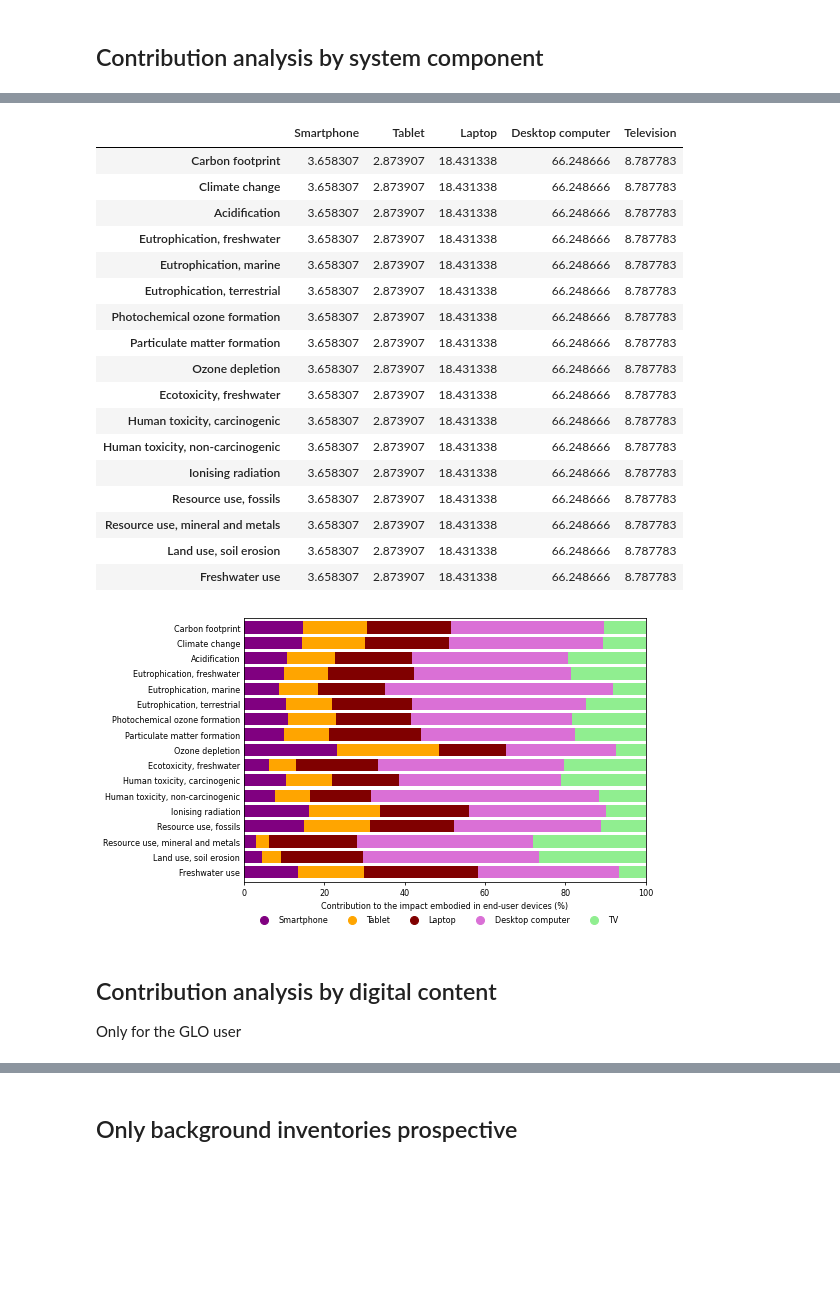
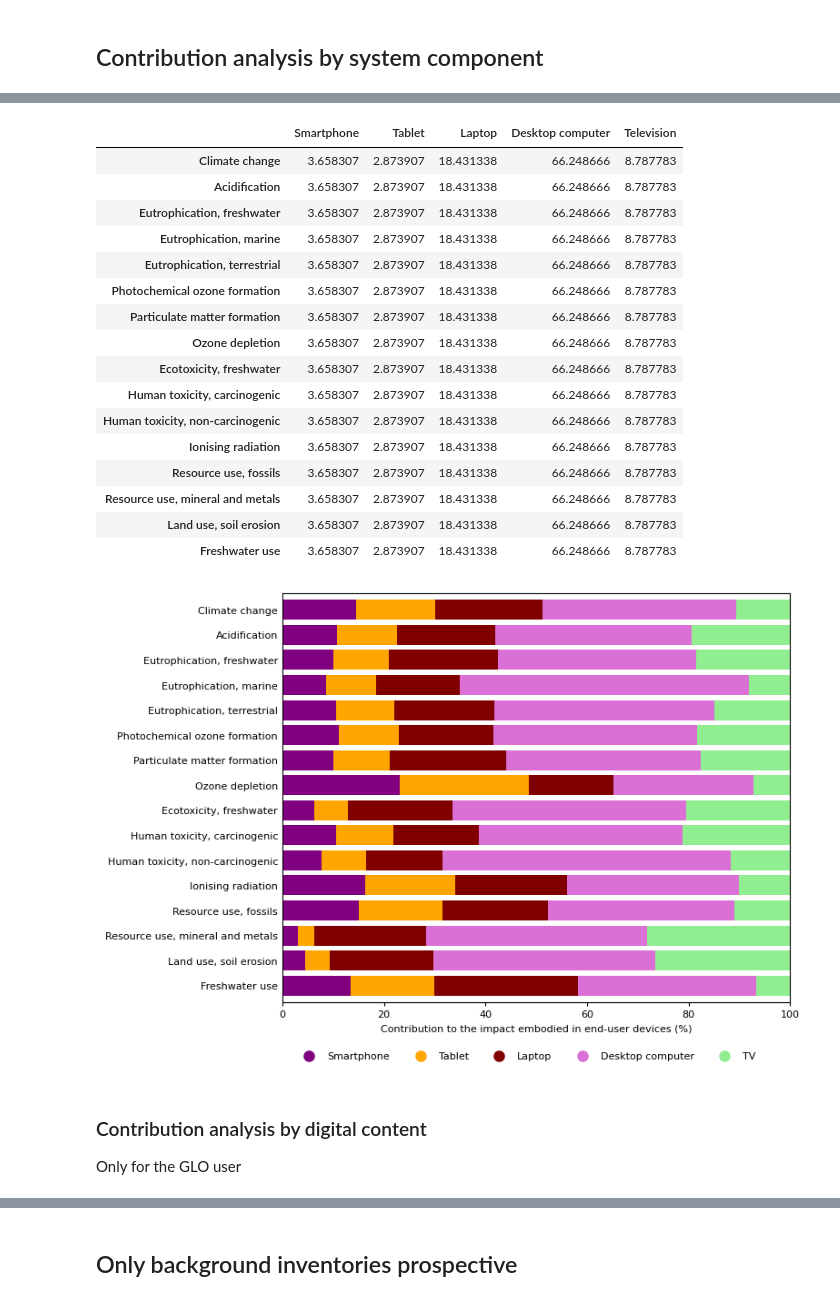
Before and after one commit to robyistrate/internet-environmental-footprint, a Jupyter notebook: notebooks/02_LCA_results_analysis.ipynb, the cells around one changed output, grey strips where cells are left out. Saved outputs shown, nothing was run; the diff lists cells and outputs as text; code cells hidden in the pictures; blank space fills up the shorter version.

```diff
--- a/notebooks/02_LCA_results_analysis.ipynb
+++ b/notebooks/02_LCA_results_analysis.ipynb
@@ -95,30 +108,45 @@ carrying_capacity_per_capita
 | Freshwater use | m3/person/year | 513.162705 | 467.919040 | 434.837087 | ... |
 # %%
 # IDs used:
-USERS = ['Low technology user','Medium technology user', 'High technology user']
-DIGITAL_CONTENT = ['Web surfing', 'Social media', 'Video streaming', 'Music streaming', 'Video conferencing']
-INTERNET_COMPONENTS = ['End-user devices | operation', 'End-user devices | embodied',
-                       'CPE | operation', 'CPE | embodied',
-                       'Access network', 'Core network',
-                       'Data centres | operation', 'Data centres | embodied']
-END_USER_DEVICES = ['Smartphone', 'Tablet', 'Laptop', 'Desktop computer', 'TV']
+USERS = ['Low technology user',
+         'Medium technology user',
+         'High technology user']
+
+DIGITAL_CONTENT = ['Web surfing',
+                   'Social media',
+                   'Video streaming',
+                   'Music streaming',
+                   'Video conferencing']
+
+INTERNET_COMPONENTS = ['End-user devices | operation',
+                       'End-user devices | embodied',
+                       'CPE | operation',
+                       'CPE | embodied',
+                       'Access network | operation',
+                       'Core network | operation',
+                       'Data centres | operation',
+                       'Data centres | embodied']
+
+END_USER_DEVICES = ['Smartphone',
+                    'Tablet',
+                    'Laptop',
+                    'Desktop computer',
+                    'TV']
 
 # Standards for figures format:
-
 # - length single column figure: 89 mm
 # - length 1.5 column figure: 120-136 mm
 # - length 2 columns figure: 183 mm
 # - max. height figure : 247 mm
 
 fig_length = {1:   3.50394,    # 1 column
-              1.5: 5.35433, # 1.5 columns
+              1.5: 5.35433,    # 1.5 columns
               2:   7.20472}    # 2 columns
 fig_height = 9.72441 # maxium height
 fontsize_title = 9
 fontsize_label = 8
 fontsize_legend = 8
 fontsize_axs = 8
-
 spineline_width = 0.6
 # %%
 # Run functions to perform LCIA and contribution analysis
@@ -505,7 +593,7 @@ user_devices_operational_lcia = user_devices_operational_impacts(GLO_user_ds, LC
 user_devices_embodied_lcia_df = pd.DataFrame(user_devices_embodied_lcia)
 user_devices_operational_lcia_df = pd.DataFrame(user_devices_operational_lcia)
 # %%
-user_devices_embodied_total_share = (user_devices_embodied_lcia_df.T * 100 / user_devices_embodied_lcia_df.T.sum()).T
+user_devices_embodied_total_share = (user_devices_embodied_lcia_df.T * 100 / user_devices_embodied_lcia_df.T.sum()).T.iloc[1:]
 user_devices_embodied_total_share
 # %% [output]
 |  | Smartphone | Tablet | Laptop | Desktop computer | Television |
@@ -527,11 +614,10 @@ user_devices_embodied_total_share
 | Land use, soil erosion | 4.457860 | 4.813019 | 20.396749 | 43.793847 | 26.538524 |
 | Freshwater use | 13.516817 | 16.442096 | 28.210125 | 35.231915 | 6.599047 |
 # %%
-user_devices_operational_total_share = (user_devices_operational_lcia_df.T * 100 / user_devices_operational_lcia_df.T.sum()).T
+user_devices_operational_total_share = (user_devices_operational_lcia_df.T * 100 / user_devices_operational_lcia_df.T.sum()).T.iloc[1:]
 user_devices_operational_total_share
 # %% [output]
 |  | Smartphone | Tablet | Laptop | Desktop computer | Television |
-| Carbon footprint | 3.658307 | 2.873907 | 18.431338 | 66.248666 | 8.787783 |
 | Climate change | 3.658307 | 2.873907 | 18.431338 | 66.248666 | 8.787783 |
 | Acidification | 3.658307 | 2.873907 | 18.431338 | 66.248666 | 8.787783 |
 | Eutrophication, freshwater | 3.658307 | 2.873907 | 18.431338 | 66.248666 | 8.787783 |
@@ -551,33 +637,33 @@ user_devices_operational_total_share
 # %%
 width=0.8
 content_color = ['purple', 'orange', 'maroon', 'orchid', 'lightgreen']
 
-fig, axs = plt.subplots(1, 1, figsize=(fig_length[2], fig_height*0.5))
+fig, axs = plt.subplots(1, 1, figsize=(fig_length[2], fig_height*0.6))
 
 user_devices_embodied_total_share.plot.barh(ax=axs, stacked=True, width=width, fontsize=fontsize_axs, color=content_color, legend=False, zorder=2)
 axs.invert_yaxis()
 
 axs.tick_params(axis='y', which='major', direction='in', length=0, labelsize=fontsize_axs)
 axs.tick_params(axis='x', which='major', direction='out', length=3, labelsize=fontsize_axs)
 axs.set_xlim(0, 100)
 
 
 axs.set_xlabel('Contribution to the impact embodied in end-user devices (%)', fontsize=fontsize_label)
 
 patch_1 = Line2D([0], [0], color=content_color[0], label=END_USER_DEVICES[0], ls='None', marker='o', ms=8)
 patch_2 = Line2D([0], [0], color=content_color[1], label=END_USER_DEVICES[1], ls='None', marker='o', ms=8)
 patch_3 = Line2D([0], [0], color=content_color[2], label=END_USER_DEVICES[2], ls='None', marker='o', ms=8)
 patch_4 = Line2D([0], [0], color=content_color[3], label=END_USER_DEVICES[3], ls='None', marker='o', ms=8)
 patch_5 = Line2D([0], [0], color=content_color[4], label=END_USER_DEVICES[4], ls='None', marker='o', ms=8)
 
 axs.legend(handles=[patch_1, patch_2, patch_3, patch_4, patch_5],
               bbox_to_anchor=(0.95,-0.1), ncol=5, frameon=False, edgecolor='black',  facecolor='White', fontsize=fontsize_legend)
 
 plt.savefig(Path(str(r"..\reports\submission") + '/SI_emboided_impacts_devices.jpg'), dpi=600, bbox_inches='tight')
 # %% [output]
-[figure, old version]
+[figure, new version]
 # %% [markdown]
-## Contribution analysis by digital content
+### Contribution analysis by digital content
 
 Only for the GLO user
 # %%
```
Also changed, not shown: parts of 77 cells of this notebook, 1 other file.
